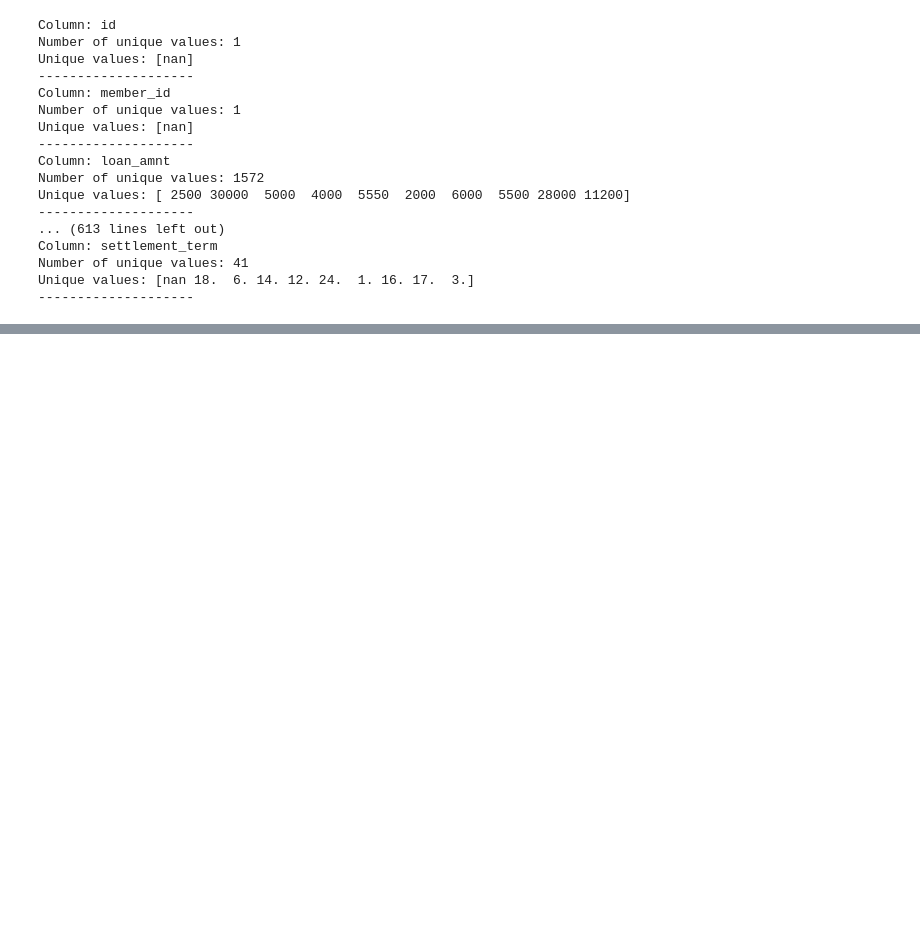
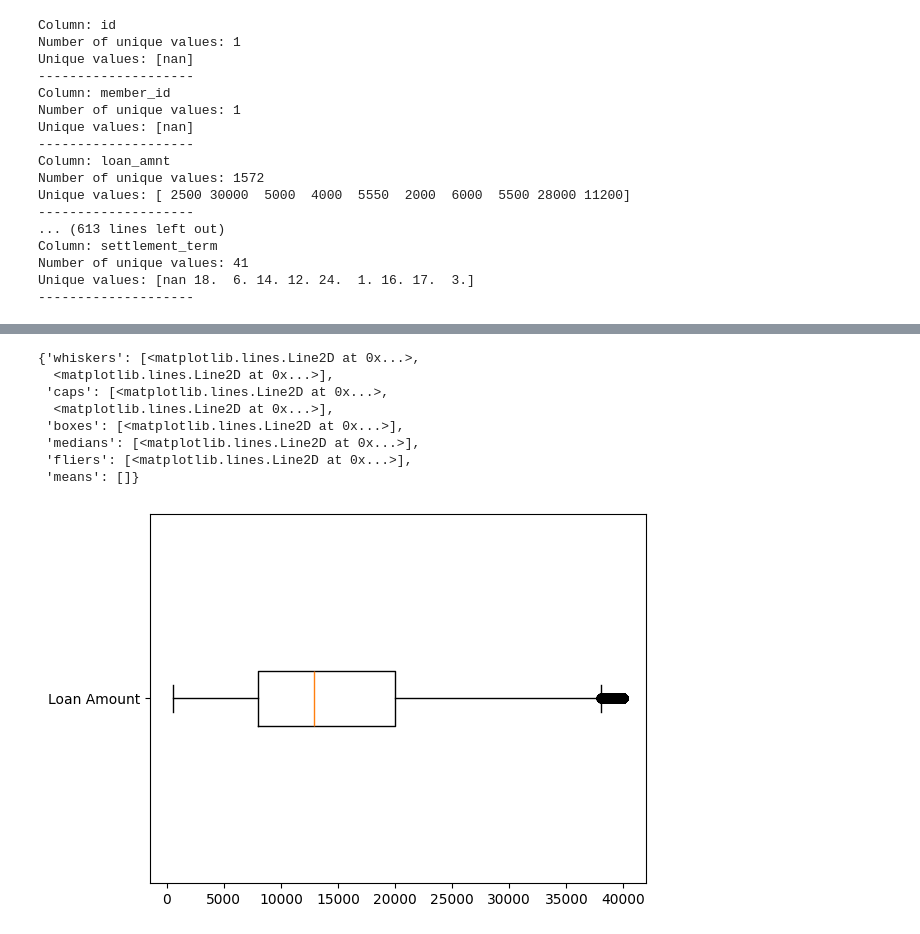
Before and after one commit to hectoras20/py-proyects, a Jupyter notebook: data-analysis/projects/lend_club_data/analysis.ipynb, the cells around one changed output, grey strips where cells are left out. Cells and saved outputs as stored; diff of their text form; code cells hidden in the pictures; blank space fills up the shorter version.

```diff
--- a/data-analysis/projects/lend_club_data/analysis.ipynb
+++ b/data-analysis/projects/lend_club_data/analysis.ipynb
@@ -213,0 +386,16 @@ For example:
+# %%
+import matplotlib.pyplot as plt
+
+plt.boxplot(data['funded_amnt'], patch_artist=False, notch=False, vert=False, labels=['Loan Amount'])
+
+# Repetimos nombrar nuestros elementos y mostramos.
+# %% [output]
+{'whiskers': [<matplotlib.lines.Line2D at 0x...>,
+  <matplotlib.lines.Line2D at 0x...>],
+ 'caps': [<matplotlib.lines.Line2D at 0x...>,
+  <matplotlib.lines.Line2D at 0x...>],
+ 'boxes': [<matplotlib.lines.Line2D at 0x...>],
+ 'medians': [<matplotlib.lines.Line2D at 0x...>],
+ 'fliers': [<matplotlib.lines.Line2D at 0x...>],
+ 'means': []}
+[figure, added]
```
Also changed, not shown: parts of 19 cells of this notebook, 1 other file.
